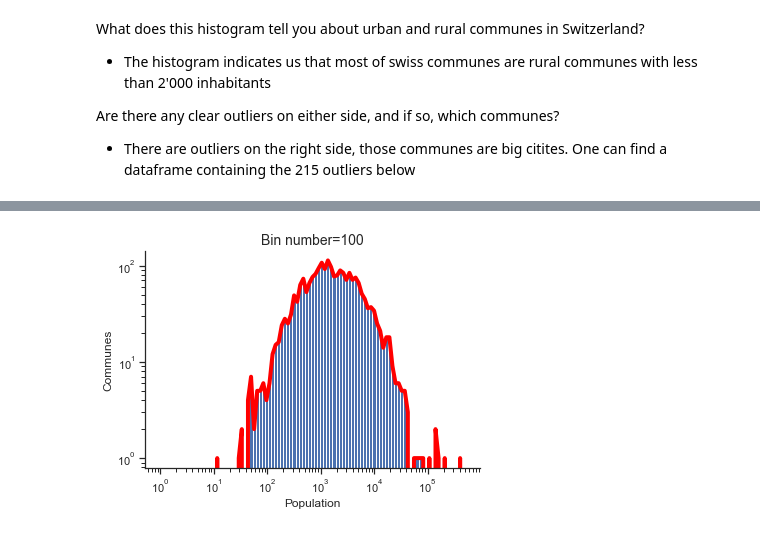
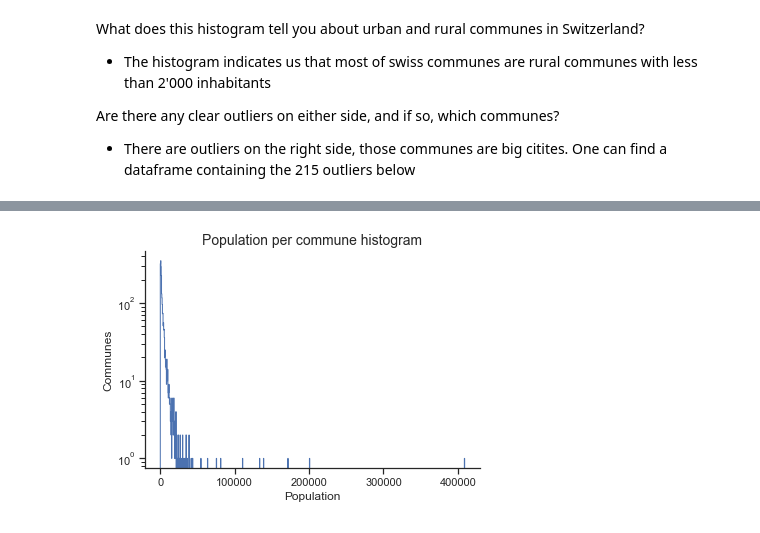
Before and after one commit to RomGr/2020, a Jupyter notebook: Tutorials/02 - Data viz and data from the web/Becoming a DataVizard exercise.ipynb, the cells around one changed output, grey strips where cells are left out. Saved outputs shown, nothing was run; the diff lists cells and outputs as text; code cells hidden in the pictures.

```diff
--- a/Tutorials/02 - Data viz and data from the web/Becoming a DataVizard exercise.ipynb
+++ b/Tutorials/02 - Data viz and data from the web/Becoming a DataVizard exercise.ipynb
@@ -462,17 +451,9 @@ plt.ylabel('Communes');
 # %%
-bins = np.arange(1, 500000, step=5000)
-logbins = np.logspace(np.log10(bins[0]),np.log10(bins[-1]),len(bins))
-val = plt.hist(pop_per_commune['population_Dec'], bins=logbins)
-counts=val[0]
-bin_edges=val[1]
-bin_centres = (bin_edges[:-1] + bin_edges[1:])/2.
-plt.plot(bin_centres,counts, 'red', linewidth=4)
+val_ = plt.hist(pop_per_commune['population_Dec'], bins=1000, log=True, histtype='step')
 plt.gca().spines['top'].set_visible(False)
 plt.gca().spines['right'].set_visible(False)
-plt.yscale("log")
-plt.xscale("log")
-plt.title('Bin number=100', fontsize=14)
+plt.title('Population per commune histogram', fontsize=14)
 plt.xlabel('Population')
 plt.ylabel('Communes');
 # %% [output]
-[figure, old version]
+[figure, new version]
```
Also changed, not shown: parts of 18 cells of this notebook, 4 other files.
